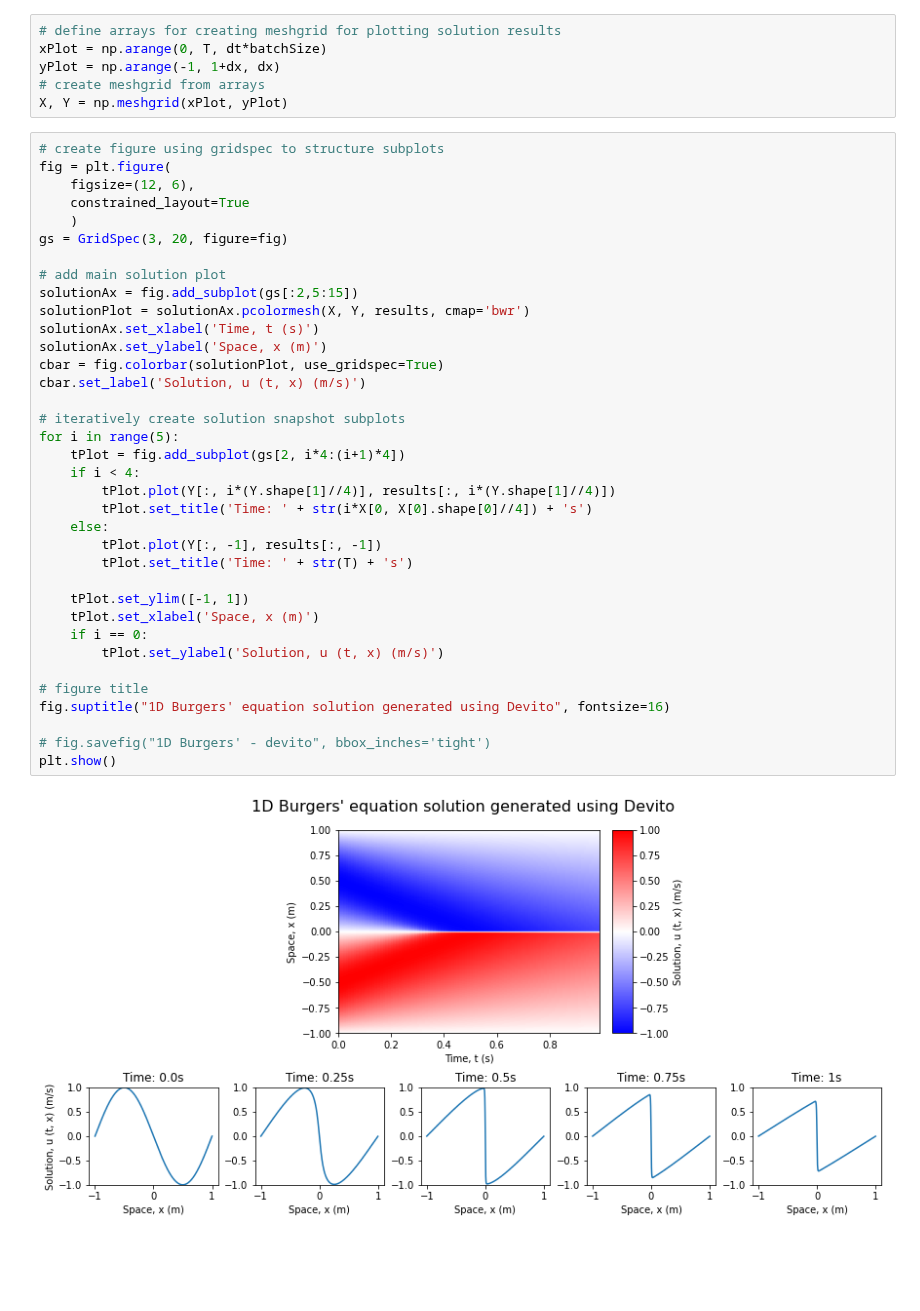
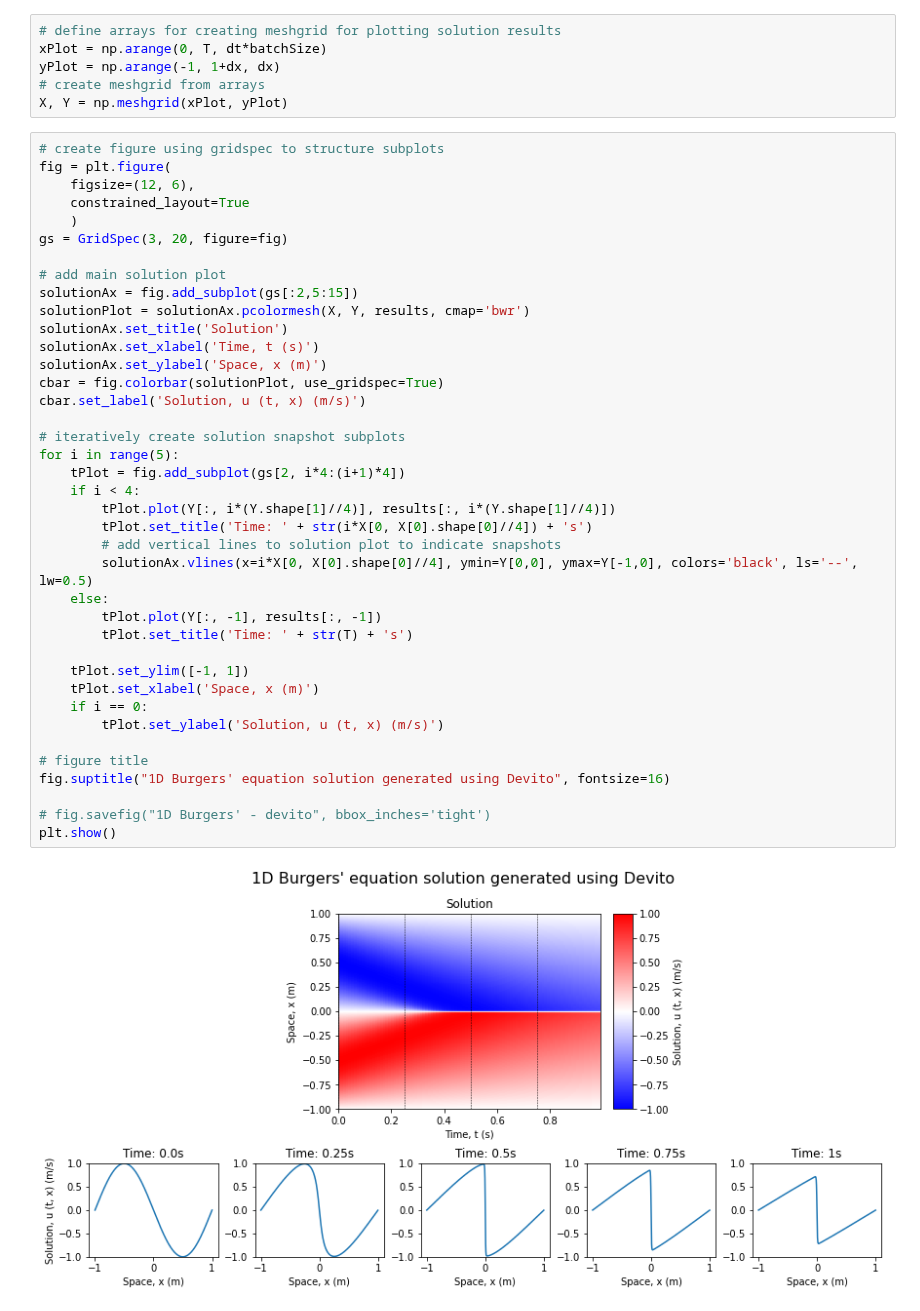
Before and after one commit to StephenTGibson/COMP527-colabNotebooks, a Jupyter notebook: COMP702-MScProject/Devito_numerical_solver_to_generate_solution_to_1D_Burgers'_equation.ipynb, the cells around one changed output. Saved outputs shown, nothing was run; the diff lists cells and outputs as text; blank space fills up the shorter version.

```diff
--- a/COMP702-MScProject/Devito_numerical_solver_to_generate_solution_to_1D_Burgers'_equation.ipynb
+++ b/COMP702-MScProject/Devito_numerical_solver_to_generate_solution_to_1D_Burgers'_equation.ipynb
@@ -128,31 +140,34 @@ gs = GridSpec(3, 20, figure=fig)
 
 # add main solution plot
 solutionAx = fig.add_subplot(gs[:2,5:15])
 solutionPlot = solutionAx.pcolormesh(X, Y, results, cmap='bwr')
+solutionAx.set_title('Solution')
 solutionAx.set_xlabel('Time, t (s)')
 solutionAx.set_ylabel('Space, x (m)')
 cbar = fig.colorbar(solutionPlot, use_gridspec=True)
 cbar.set_label('Solution, u (t, x) (m/s)')
 
 # iteratively create solution snapshot subplots
 for i in range(5):
     tPlot = fig.add_subplot(gs[2, i*4:(i+1)*4])
     if i < 4:
         tPlot.plot(Y[:, i*(Y.shape[1]//4)], results[:, i*(Y.shape[1]//4)])
         tPlot.set_title('Time: ' + str(i*X[0, X[0].shape[0]//4]) + 's')
+        # add vertical lines to solution plot to indicate snapshots
+        solutionAx.vlines(x=i*X[0, X[0].shape[0]//4], ymin=Y[0,0], ymax=Y[-1,0], colors='black', ls='--', lw=0.5)
     else:
         tPlot.plot(Y[:, -1], results[:, -1])
         tPlot.set_title('Time: ' + str(T) + 's')
 
     tPlot.set_ylim([-1, 1])
     tPlot.set_xlabel('Space, x (m)')
     if i == 0:
         tPlot.set_ylabel('Solution, u (t, x) (m/s)')
 
 # figure title
 fig.suptitle("1D Burgers' equation solution generated using Devito", fontsize=16)
 
 # fig.savefig("1D Burgers' - devito", bbox_inches='tight')
 plt.show()
 # %% [output]
-[figure, old version]
+[figure, new version]
```
Also changed, not shown: parts of 2 cells of this notebook.
